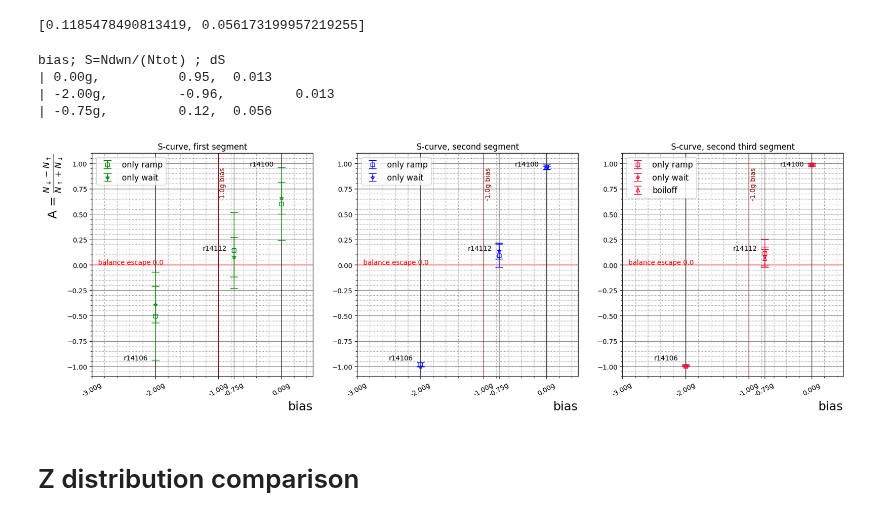
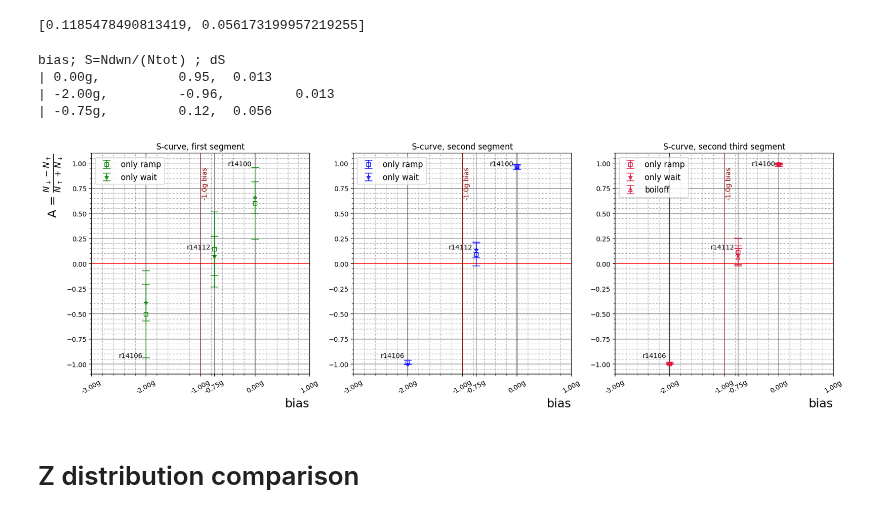
Before and after one commit to Adrianodelvincio/alphag_frequentist_analysis_2025, a Jupyter notebook: v1/Preliminary_Scurve_2025.ipynb, the cells around one changed output. Drawn from its saved outputs; the diff is of its cells as text; code cells hidden in the pictures.

```diff
--- a/v1/Preliminary_Scurve_2025.ipynb
+++ b/v1/Preliminary_Scurve_2025.ipynb
@@ -211,7 +211,7 @@ plt.ylim(-1.1,1.1)
 #######
 
 plt.axhline(0.0, linestyle = "-",  color = "red",    alpha = 1, linewidth = 0.75)
-plt.text(-2.9, 0.005, "balance escape 0.0", color = "red")
+#plt.text(-2.9, 0.005, "balance escape 0.0", color = "red")
 plt.axvline(0,   linestyle = "-",  color = "black",  linewidth = 0.75)
 plt.axvline(-2,   linestyle = "-",  color = "black",  linewidth = 0.75)
 plt.axvline(-1,  linestyle = "-", color = "maroon", linewidth = 0.75)
@@ -221,9 +221,8 @@ plt.errorbar(bias, S_ramp1, dS_ramp1, marker = "s", markersize = 6, markerfaceco
 #plt.errorbar(bias, S_ramp1_wait, dS_ramp1_wait, marker = "^", markersize = 6, color = "green", capsize = 6, elinewidth=1, linestyle = "", label = "including wait")
 plt.errorbar(bias, S_ramp1_onlywait, dS_ramp1_onlywait, marker = "*", markersize = 6, markerfacecolor='none', color = "green", capsize = 6, elinewidth=1, linestyle = "", label = "only wait")
 
-labels = [-3, -2, -1, -.75,  0]
+labels = [-3, -2, -1, -.75,  0, 1]
 plt.xticks(labels,[f"{item:.2f}g" for item in labels], rotation = 30)      # etichette
-plt.xlim(-3,.5)
 
 # metto una etichetta vicino a ogni punto
 #for xi, yi, label in zip(bias, S, list_runs):
@@ -251,7 +250,7 @@ plt.ylim(-1.1,1.1)
 #plt.xlim(-3, 3)
 
 plt.axhline(0.0, linestyle = "-",  color = "red",    alpha = 1, linewidth = 0.75)
-plt.text(-2.9, 0.005, "balance escape 0.0", color = "red")
+#plt.text(-2.9, 0.005, "balance escape 0.0", color = "red")
 plt.axvline(0,   linestyle = "-",  color = "black",  linewidth = 0.75)
 plt.axvline(-2,   linestyle = "-",  color = "black",  linewidth = 0.75)
 plt.axvline(-1,  linestyle = "-", color = "maroon", linewidth = 0.75)
@@ -261,9 +260,8 @@ plt.errorbar(bias, S_ramp2, dS_ramp2, marker = "s", markersize = 6, markerfaceco
 #plt.errorbar(bias, S_ramp2_wait, dS_ramp2_wait, marker = "^", markersize = 6, color = "blue", capsize = 6, elinewidth=1, linestyle = "",  label = "including wait")
 plt.errorbar(bias, S_ramp2_onlywait, dS_ramp2_onlywait, marker = "*", markersize = 6, markerfacecolor='none', color = "blue", capsize = 6, elinewidth=1, linestyle = "",  label = "only wait")
 
-labels = [-3, -2, -1, -.75,  0]
+labels = [-3, -2, -1, -.75,  0, 1]
 plt.xticks(labels,[f"{item:.2f}g" for item in labels], rotation = 30)      # etichette
-plt.xlim(-3,.5)
 
 # metto una etichetta vicino a ogni punto
 #for xi, yi, label in zip(bias, S, list_runs):
@@ -288,43 +286,41 @@ plt.minorticks_on()
 plt.grid(which='major', linestyle='-', color='black', alpha = 0.5) #Griglia maggiore: linea continua nera
 plt.grid(which='minor', linestyle=':', color='gray') #Griglia minore: linea tratteggiata grigia
 plt.ylim(-1.1,1.1)
-#plt.xlim(-3, 3)
 
 plt.axhline(0.0, linestyle = "-",  color = "red",    alpha = 1, linewidth = 0.75)
-plt.text(-2.9, 0.005, "balance escape 0.0", color = "red")
+#plt.text(-2.9, 0.005, "balance escape 0.0", color = "red")
 plt.axvline(0,   linestyle = "-",  color = "black",  linewidth = 0.75)
 plt.axvline(-2,   linestyle = "-",  color = "black",  linewidth = 0.75)
 plt.axvline(-1,  linestyle = "-", color = "maroon", linewidth = 0.75)
 plt.text( -1. + 0.02, 0.65, "-1.0g bias", rotation = 90, color = "maroon")
 
 plt.errorbar(bias, S_ramp3, dS_ramp3, marker = "s", markersize = 6, markerfacecolor='none', color = "crimson", capsize = 6, elinewidth=1, linestyle = "", label = "only ramp")
 #plt.errorbar(bias, S_ramp3_wait, dS_ramp3_wait, marker = "^", markersize = 6, color = "crimson", capsize = 6, elinewidth=1, linestyle = "", label = "including wait")
 plt.errorbar(bias, S_ramp3_onlywait, dS_ramp3_onlywait, marker = "*", markerfacecolor='none', markersize = 6, color = "crimson", capsize = 6, elinewidth=1, linestyle = "", label = "only wait")
 plt.errorbar(bias, S_boiloff, dS_boiloff, marker = "^", markerfacecolor='none', markersize = 6, color = "crimson", capsize = 6, elinewidth=1, linestyle = "", label = "boiloff")
 
-labels = [-3, -2, -1, -.75,  0]
+labels = [-3, -2, -1, -.75,  0, 1]
 plt.xticks(labels,[f"{item:.2f}g" for item in labels], rotation = 30)      # etichette
-plt.xlim(-3,.5)
 
 # metto una etichetta vicino a ogni punto
 #for xi, yi, label in zip(bias, S, list_runs):
 #    plt.text(xi-0.07, yi, label, fontsize=10, ha="right", va="bottom")
 
 texts = []
 for xi, yi, label in zip(bias, S, list_runs):
     texts.append(plt.text(xi - 0.5, yi, label))
 
 adjust_text(texts, bias, S, arrowprops=dict(arrowstyle="->", color='gray'))
 
 plt.legend(fontsize = 12)
 
 plt.savefig("S_curve.png", bbox_inches = 'tight')
 # %% [output]
 bias; S=Ndwn/(Ntot) ; dS
 | 0.00g,          0.95,  0.013
 | -2.00g,         -0.96,         0.013
 | -0.75g,         0.12,  0.056
-[figure, old version]
+[figure, new version]
 # %%
 mirG_center = -415
 mirA_center = -671
```
Also changed, not shown: parts of 1 cell of this notebook, 2 other files.
